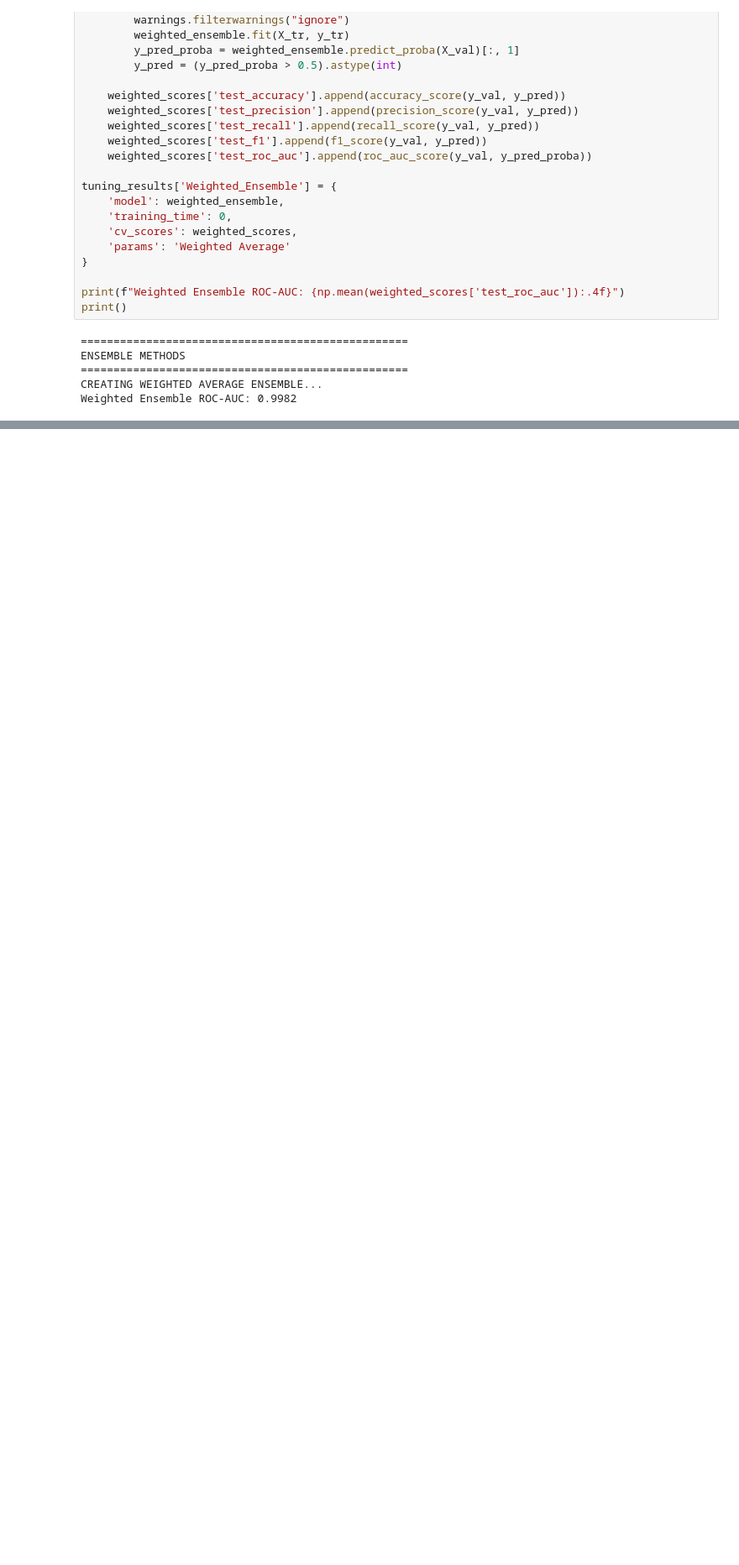
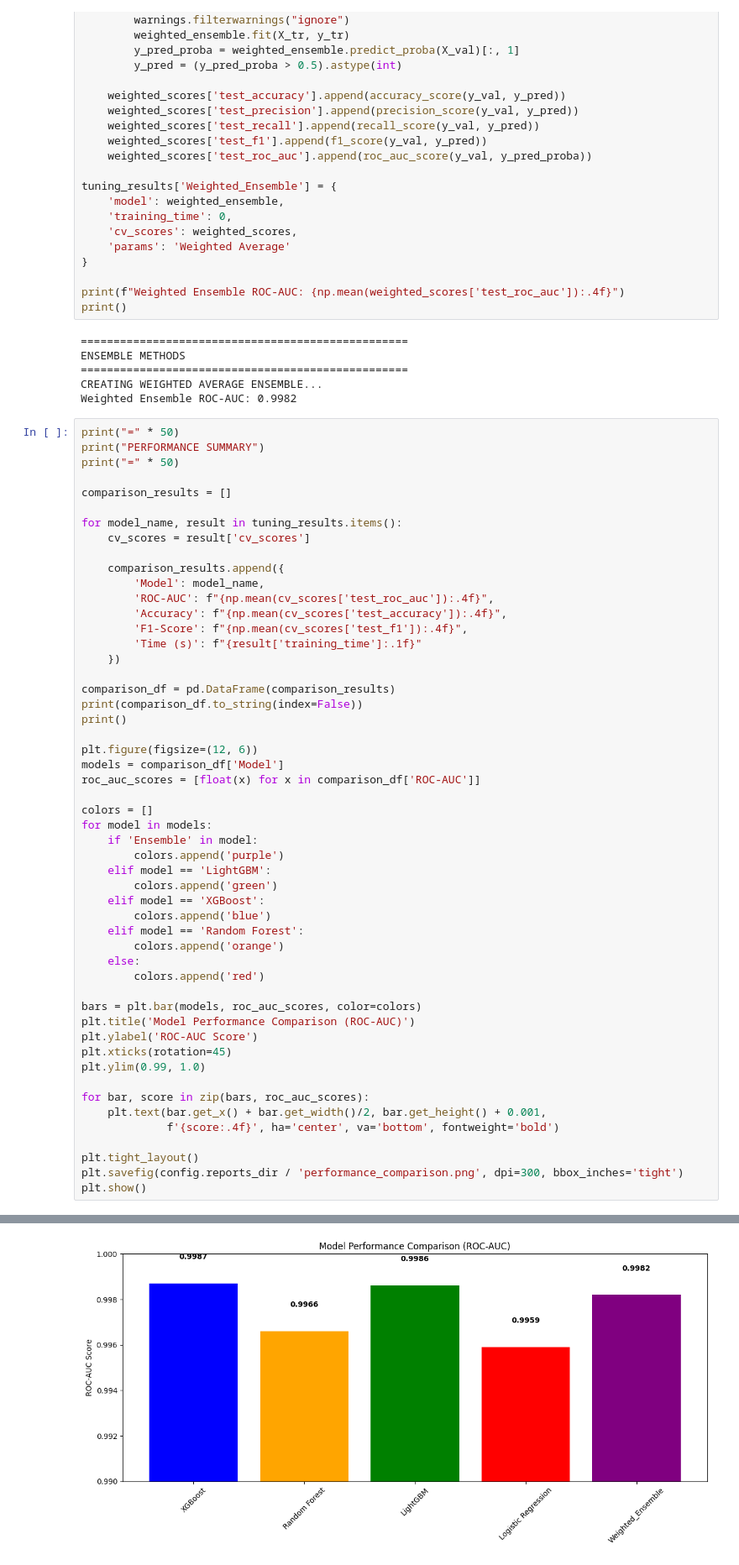
Before and after one commit to arosharandew/MindScope, a Jupyter notebook: notebooks/04_model_tuning.ipynb, the cells around one changed output, grey strips where cells are left out. Shown: that part at 84% size. Drawn from its saved outputs; the diff is of its cells as text; blank space fills up the shorter version.

Commit message:
model tuning done 2

```diff
--- a/notebooks/04_model_tuning.ipynb
+++ b/notebooks/04_model_tuning.ipynb
@@ -373,3 +373,56 @@ ENSEMBLE METHODS
 ==================================================
 CREATING WEIGHTED AVERAGE ENSEMBLE...
 Weighted Ensemble ROC-AUC: 0.9982
+# %%
+print("=" * 50)
+print("PERFORMANCE SUMMARY")
+print("=" * 50)
+
+comparison_results = []
+
+for model_name, result in tuning_results.items():
+    cv_scores = result['cv_scores']
+
+    comparison_results.append({
+        'Model': model_name,
+        'ROC-AUC': f"{np.mean(cv_scores['test_roc_auc']):.4f}",
+        'Accuracy': f"{np.mean(cv_scores['test_accuracy']):.4f}",
+        'F1-Score': f"{np.mean(cv_scores['test_f1']):.4f}",
+        'Time (s)': f"{result['training_time']:.1f}"
+    })
+
+comparison_df = pd.DataFrame(comparison_results)
+print(comparison_df.to_string(index=False))
+print()
+
+plt.figure(figsize=(12, 6))
+models = comparison_df['Model']
+roc_auc_scores = [float(x) for x in comparison_df['ROC-AUC']]
+
+colors = []
+for model in models:
+    if 'Ensemble' in model:
+        colors.append('purple')
+    elif model == 'LightGBM':
+        colors.append('green')
+    elif model == 'XGBoost':
+        colors.append('blue')
+    elif model == 'Random Forest':
+        colors.append('orange')
+    else:
+        colors.append('red')
+
+bars = plt.bar(models, roc_auc_scores, color=colors)
+plt.title('Model Performance Comparison (ROC-AUC)')
+plt.ylabel('ROC-AUC Score')
+plt.xticks(rotation=45)
+plt.ylim(0.99, 1.0)
+
+for bar, score in zip(bars, roc_auc_scores):
+    plt.text(bar.get_x() + bar.get_width()/2, bar.get_height() + 0.001,
+             f'{score:.4f}', ha='center', va='bottom', fontweight='bold')
+
+plt.tight_layout()
+plt.savefig(config.reports_dir / 'performance_comparison.png', dpi=300, bbox_inches='tight')
+plt.show()
+# %% [output]
@@ -375,0 +438 @@ Weighted Ensemble ROC-AUC: 0.9982
+[figure, added]
```
Also changed, not shown: parts of 6 cells of this notebook.
